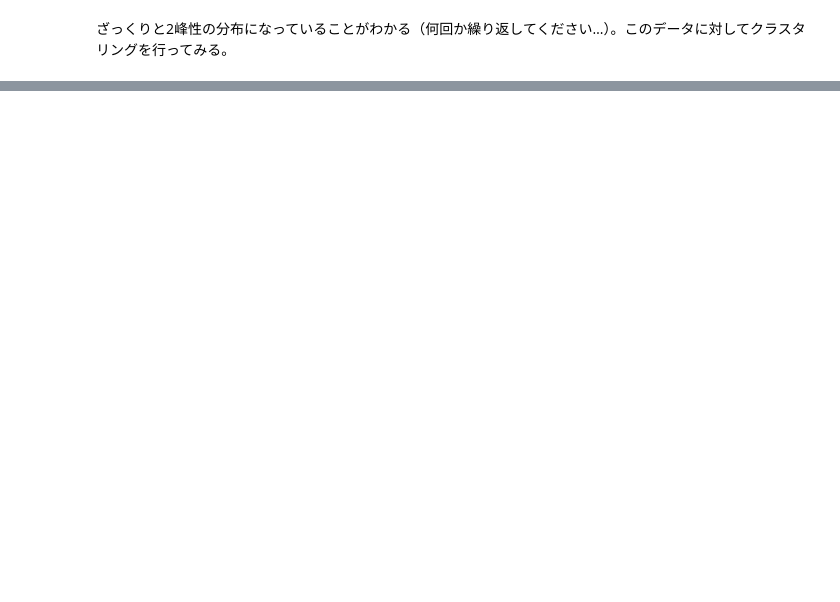
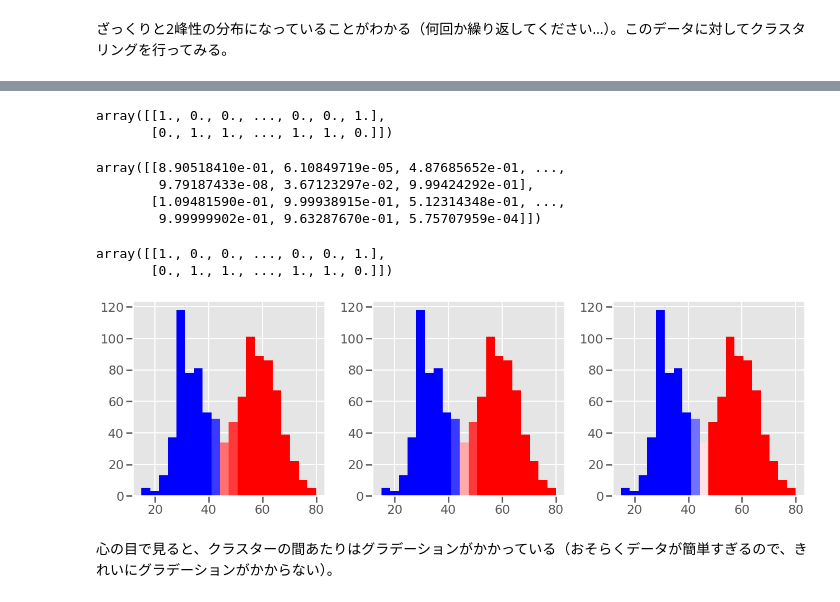
Before and after one commit to shnumano/learn-bayes, a Jupyter notebook: poisson_mixture_model.ipynb, the cells around one changed output, grey strips where cells are left out. Saved outputs shown, nothing was run; the diff lists cells and outputs as text; code cells hidden in the pictures; blank space fills up the shorter version.

```diff
--- a/poisson_mixture_model.ipynb
+++ b/poisson_mixture_model.ipynb
@@ -306,9 +314,0 @@ path.plot()
-# %%
-def draw(x, predicted_s):
-    fig = plt.figure()
-    ax = fig.add_subplot(1, 1, 1)
-    _, bins, patches = ax.hist(x[0])
-    for i, patch in enumerate(patches):
-        display(predicted_s[0][(x_[0] >= bins[i]) & (x_[0] <= bins[i+1])])
-
-draw(x_, results[0].s)
@@ -382,0 +315,33 @@ array([1., 1., 1., 1., 1., 1., 1., 1., 1., 1., 1., 1., 1., 1., 1.])
+# %%
+def draw(x, predicted, ax):
+    cluster_labels = list(range(predicted.prior.num_cluster))
+    display(predicted.s)
+    _, bins, patches = ax.hist(x[0], bins=20)
+    # https://qiita.com/HidKamiya/items/524d77e3b53a13849f1a
+    boundaries = [b/10 for b in range(int(min(cluster_labels))*10, int(max(cluster_labels))*10 + 1, 1)]
+    norm = BoundaryNorm(boundaries, ncolors=len(boundaries))
+    cmap = plt.get_cmap("bwr", len(boundaries) - 1)
+    for i, patch in enumerate(patches):
+        elem = predicted.s[0][(x_[0] >= bins[i]) & (x_[0] <= bins[i+1])]
+        patch.set_facecolor(cmap(norm(np.mean(elem))))
+
+def show_all(x, predicted_objs):
+    fig = plt.figure(figsize=(18, 6))
+    ax = (fig.add_subplot(1, 3, 1), fig.add_subplot(1, 3, 2), fig.add_subplot(1, 3, 3))
+    for i, a in enumerate(ax):
+        draw(x, predicted_objs[i], a)
+    fig.tight_layout()
+
+show_all(x_, results)
+# %% [output]
+array([[1., 0., 0., ..., 0., 0., 1.],
+       [0., 1., 1., ..., 1., 1., 0.]])
+array([[8.90518410e-01, 6.10849719e-05, 4.87685652e-01, ...,
+        9.79187433e-08, 3.67123297e-02, 9.99424292e-01],
+       [1.09481590e-01, 9.99938915e-01, 5.12314348e-01, ...,
+        9.99999902e-01, 9.63287670e-01, 5.75707959e-04]])
+array([[1., 0., 0., ..., 0., 0., 1.],
+       [0., 1., 1., ..., 1., 1., 0.]])
+[figure, added]
+# %% [markdown]
+心の目で見ると、クラスターの間あたりはグラデーションがかかっている（おそらくデータが簡単すぎるので、きれいにグラデーションがかからない）。
```
Also changed, not shown: parts of 6 cells of this notebook.
